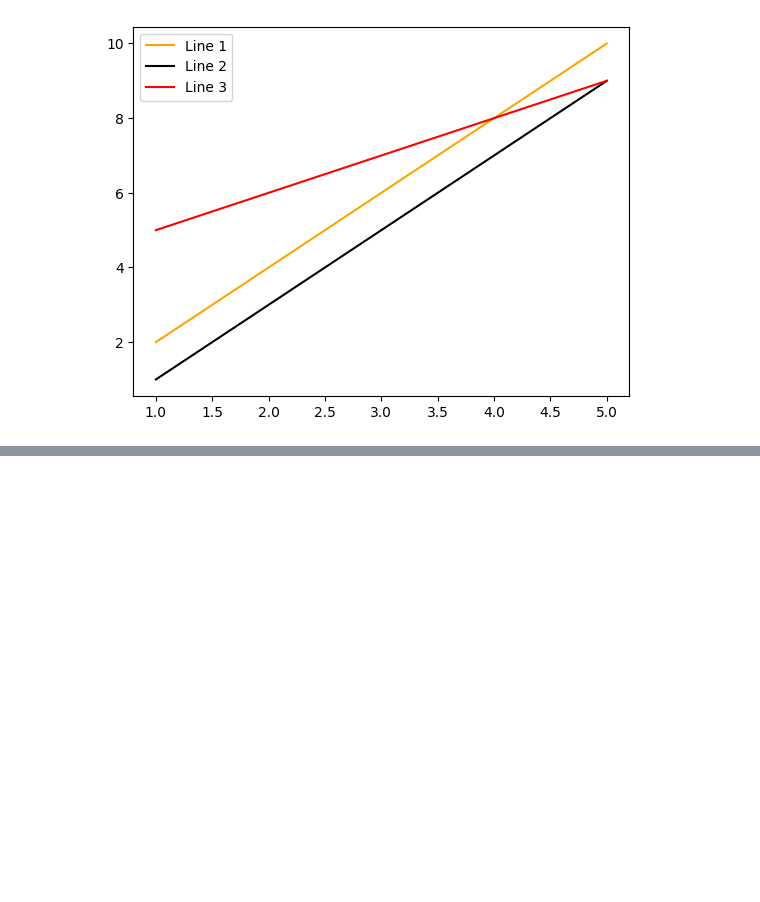
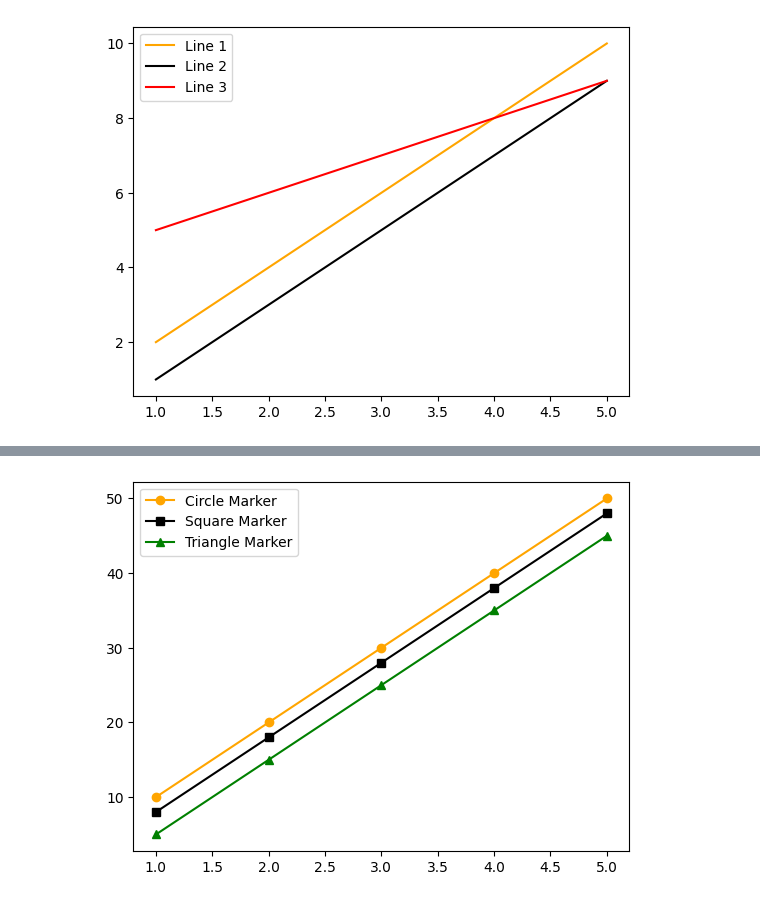
Before and after one commit to dhirajmanavalan/DataProcessing, a Jupyter notebook: Matplotlib/Problems/problems.ipynb, the cells around one changed output, grey strips where cells are left out. Saved outputs shown, nothing was run; the diff lists cells and outputs as text; code cells hidden in the pictures; blank space fills up the shorter version.

```diff
--- a/Matplotlib/Problems/problems.ipynb
+++ b/Matplotlib/Problems/problems.ipynb
@@ -108,0 +152,21 @@ plt.show()
+# %%
+# 8. Write a Python program to plot two or more lines and set the line markers.
+
+x = [1, 2, 3, 4, 5]
+y1 = [10, 20, 30, 40, 50]
+y2 = [8, 18, 28, 38, 48]
+y3 = [5, 15, 25, 35, 45]
+
+plt.plot(x, y1, marker='o', label="Circle Marker", color = 'orange')
+plt.plot(x, y2, marker='s', label="Square Marker", color = 'black')
+plt.plot(x, y3, marker='^', label="Triangle Marker", color = 'green')
+
+plt.xlabel="X Axis"
+plt.ylabel="Y Axis"
+plt.title="Line Plot with Different Markers"
+
+plt.legend()
+
+plt.show()
+# %% [output]
+[figure, added]
```
Also changed, not shown: parts of 4 cells of this notebook.
